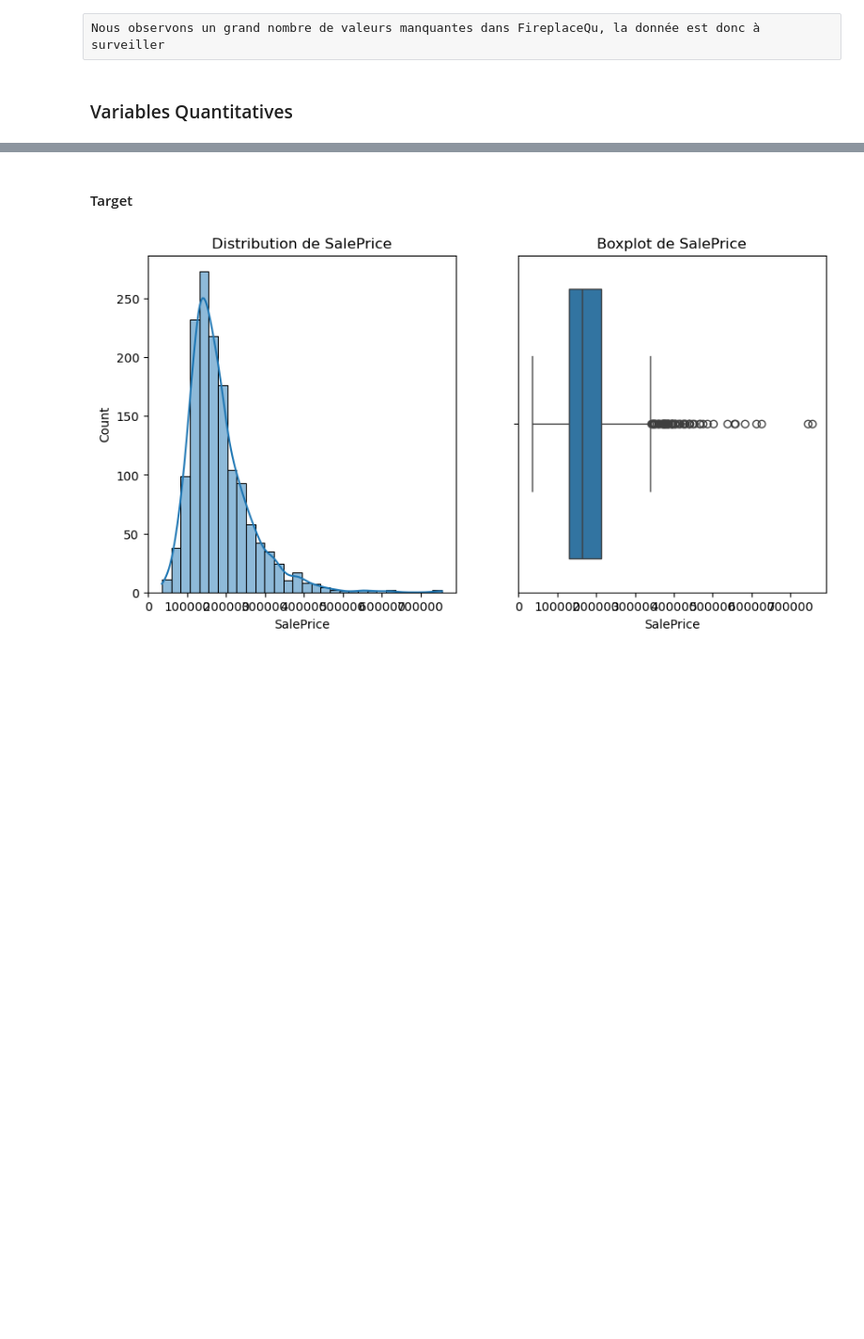
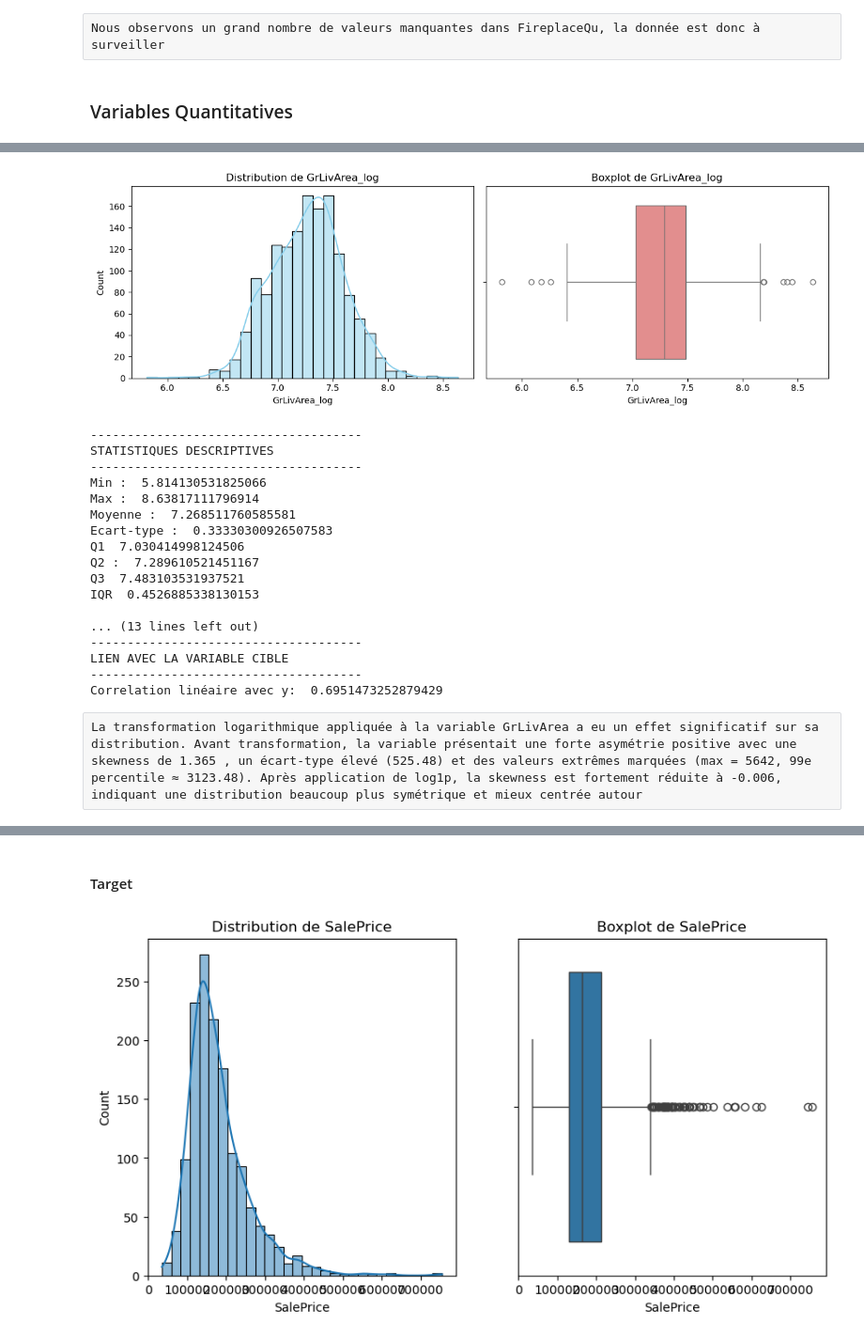
Before and after one commit to QuentinGense-hub/House-Prices---Advanced-Regression-Techniques, a Jupyter notebook: Script_immo.ipynb, the cells around one changed output, grey strips where cells are left out. Shown at 94% size. Saved outputs shown, nothing was run; the diff lists cells and outputs as text; code cells hidden in the pictures; blank space fills up the shorter version.

```diff
--- a/Script_immo.ipynb
+++ b/Script_immo.ipynb
@@ -270,0 +372,26 @@ for col in df1.select_dtypes(['float', 'int']):
+# %%
+import numpy as np
+X['GrLivArea_log'] = np.log1p(X['GrLivArea'])
+# %%
+analyse(X, 'GrLivArea_log', y)
+# %% [output]
+[figure, added]
+-------------------------------------
+STATISTIQUES DESCRIPTIVES
+-------------------------------------
+Min :  5.814130531825066
+Max :  8.63817111796914
+Moyenne :  7.268511760585581
+Ecart-type :  0.33330300926507583
+Q1  7.030414998124506
+Q2 :  7.289610521451167
+Q3  7.483103531937521
+IQR  0.4526885338130153
+
+... (13 lines left out)
+-------------------------------------
+LIEN AVEC LA VARIABLE CIBLE
+-------------------------------------
+Correlation linéaire avec y:  0.6951473252879429
+# %% [raw]
+La transformation logarithmique appliquée à la variable GrLivArea a eu un effet significatif sur sa distribution. Avant transformation, la variable présentait une forte asymétrie positive avec une skewness de 1.365 , un écart-type élevé (525.48) et des valeurs extrêmes marquées (max = 5642, 99e percentile ≈ 3123.48). Après application de log1p, la skewness est fortement réduite à -0.006, indiquant une distribution beaucoup plus symétrique et mieux centrée autour
```
Also changed, not shown: parts of 39 cells of this notebook.
